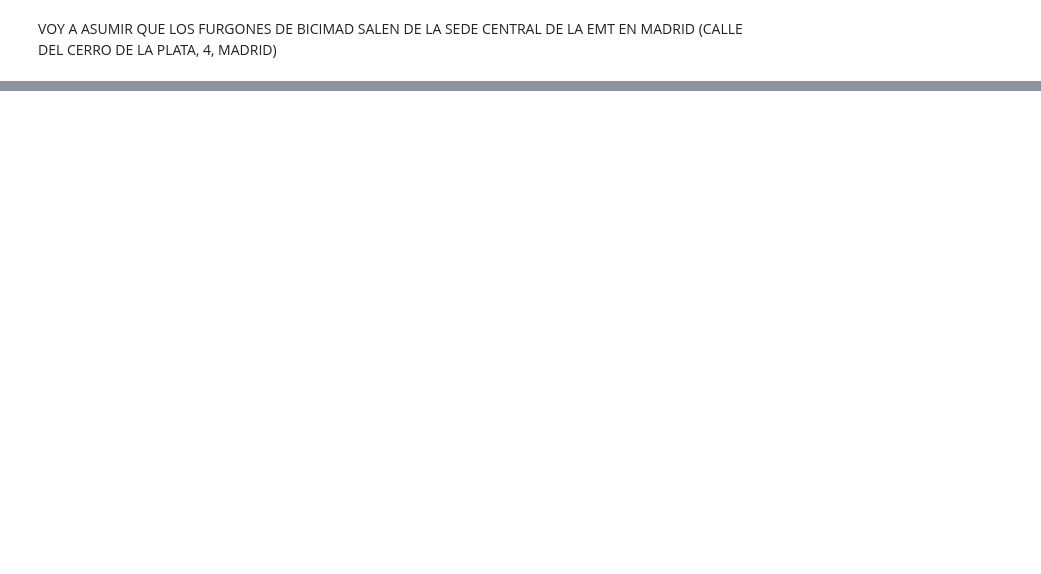
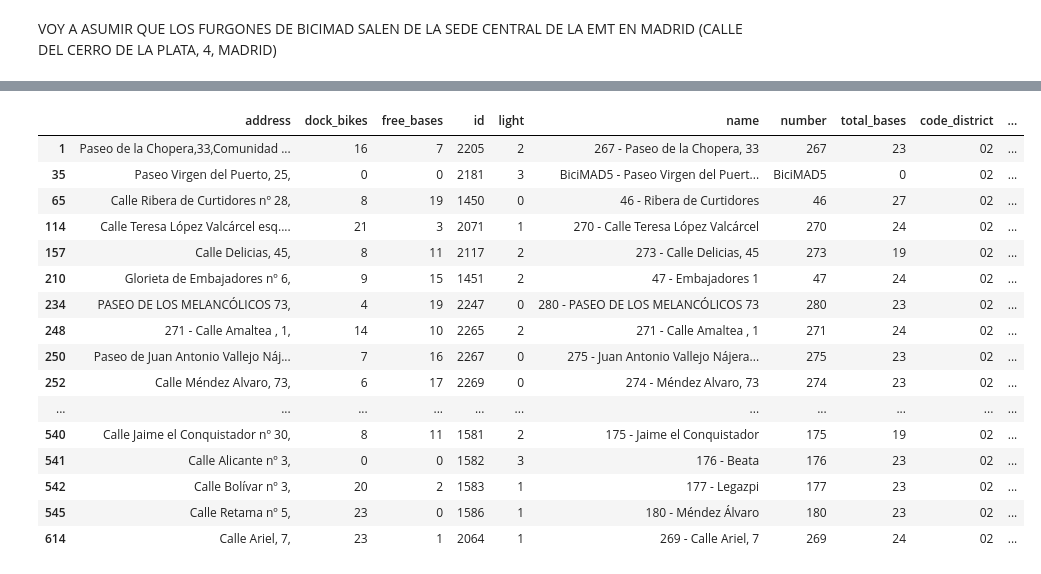
Before and after one commit to silviluliuma/ih_datamadpt0923_project_m1, a Jupyter notebook: notebooks/dev_occupation.ipynb, the cells around one changed output, grey strips where cells are left out. Cells and saved outputs as stored; diff of their text form; code cells hidden in the pictures; blank space fills up the shorter version.

```diff
--- a/notebooks/dev_occupation.ipynb
+++ b/notebooks/dev_occupation.ipynb
@@ -221,0 +350,42 @@ m
+# %%
+district_01 = stations_real_time[stations_real_time["code_district"]== "01"]
+district_02 = stations_real_time[stations_real_time["code_district"]== "02"]
+district_03 = stations_real_time[stations_real_time["code_district"]== "03"]
+district_04 = stations_real_time[stations_real_time["code_district"]== "04"]
+district_05 = stations_real_time[stations_real_time["code_district"]== "05"]
+district_06 = stations_real_time[stations_real_time["code_district"]== "06"]
+district_07 = stations_real_time[stations_real_time["code_district"]== "07"]
+district_08 = stations_real_time[stations_real_time["code_district"]== "08"]
+district_09 = stations_real_time[stations_real_time["code_district"]== "09"]
+district_10 = stations_real_time[stations_real_time["code_district"]== "10"]
+district_11 = stations_real_time[stations_real_time["code_district"]== "11"]
+district_12 = stations_real_time[stations_real_time["code_district"]== "12"]
+district_13 = stations_real_time[stations_real_time["code_district"]== "13"]
+district_14 = stations_real_time[stations_real_time["code_district"]== "14"]
+district_15 = stations_real_time[stations_real_time["code_district"]== "15"]
+district_16 = stations_real_time[stations_real_time["code_district"]== "16"]
+district_17 = stations_real_time[stations_real_time["code_district"]== "17"]
+district_18 = stations_real_time[stations_real_time["code_district"]== "18"]
+district_19 = stations_real_time[stations_real_time["code_district"]== "19"]
+district_20 = stations_real_time[stations_real_time["code_district"]== "20"]
+district_21 = stations_real_time[stations_real_time["code_district"]== "21"]
+# %%
+district_02
+# %% [output]
+|  | address | dock_bikes | free_bases | id | light | name | number | total_bases | code_district | ... |
+| 1 | Paseo de la Chopera,33,Comunidad ... | 16 | 7 | 2205 | 2 | 267 - Paseo de la Chopera, 33 | 267 | 23 | 02 | ... |
+| 35 | Paseo Virgen del Puerto, 25, | 0 | 0 | 2181 | 3 | BiciMAD5 - Paseo Virgen del Puert... | BiciMAD5 | 0 | 02 | ... |
+| 65 | Calle Ribera de Curtidores nº 28, | 8 | 19 | 1450 | 0 | 46 - Ribera de Curtidores | 46 | 27 | 02 | ... |
+| 114 | Calle Teresa López Valcárcel esq.... | 21 | 3 | 2071 | 1 | 270 - Calle Teresa López Valcárcel | 270 | 24 | 02 | ... |
+| 157 | Calle Delicias, 45, | 8 | 11 | 2117 | 2 | 273 - Calle Delicias, 45 | 273 | 19 | 02 | ... |
+| 210 | Glorieta de Embajadores nº 6, | 9 | 15 | 1451 | 2 | 47 - Embajadores 1 | 47 | 24 | 02 | ... |
+| 234 | PASEO DE LOS MELANCÓLICOS 73, | 4 | 19 | 2247 | 0 | 280 - PASEO DE LOS MELANCÓLICOS 73 | 280 | 23 | 02 | ... |
+| 248 | 271 - Calle Amaltea , 1, | 14 | 10 | 2265 | 2 | 271 - Calle Amaltea , 1 | 271 | 24 | 02 | ... |
+| 250 | Paseo de Juan Antonio Vallejo Náj... | 7 | 16 | 2267 | 0 | 275 - Juan Antonio Vallejo Nájera... | 275 | 23 | 02 | ... |
+| 252 | Calle Méndez Alvaro, 73, | 6 | 17 | 2269 | 0 | 274 - Méndez Alvaro, 73 | 274 | 23 | 02 | ... |
+| ... | ... | ... | ... | ... | ... | ... | ... | ... | ... | ... |
+| 540 | Calle Jaime el Conquistador nº 30, | 8 | 11 | 1581 | 2 | 175 - Jaime el Conquistador | 175 | 19 | 02 | ... |
+| 541 | Calle Alicante nº 3, | 0 | 0 | 1582 | 3 | 176 - Beata | 176 | 23 | 02 | ... |
+| 542 | Calle Bolívar nº 3, | 20 | 2 | 1583 | 1 | 177 - Legazpi | 177 | 23 | 02 | ... |
+| 545 | Calle Retama nº 5, | 23 | 0 | 1586 | 1 | 180 - Méndez Álvaro | 180 | 23 | 02 | ... |
+| 614 | Calle Ariel, 7, | 23 | 1 | 2064 | 1 | 269 - Calle Ariel, 7 | 269 | 24 | 02 | ... |
```
Also changed, not shown: parts of 19 cells of this notebook, 1 other file.
